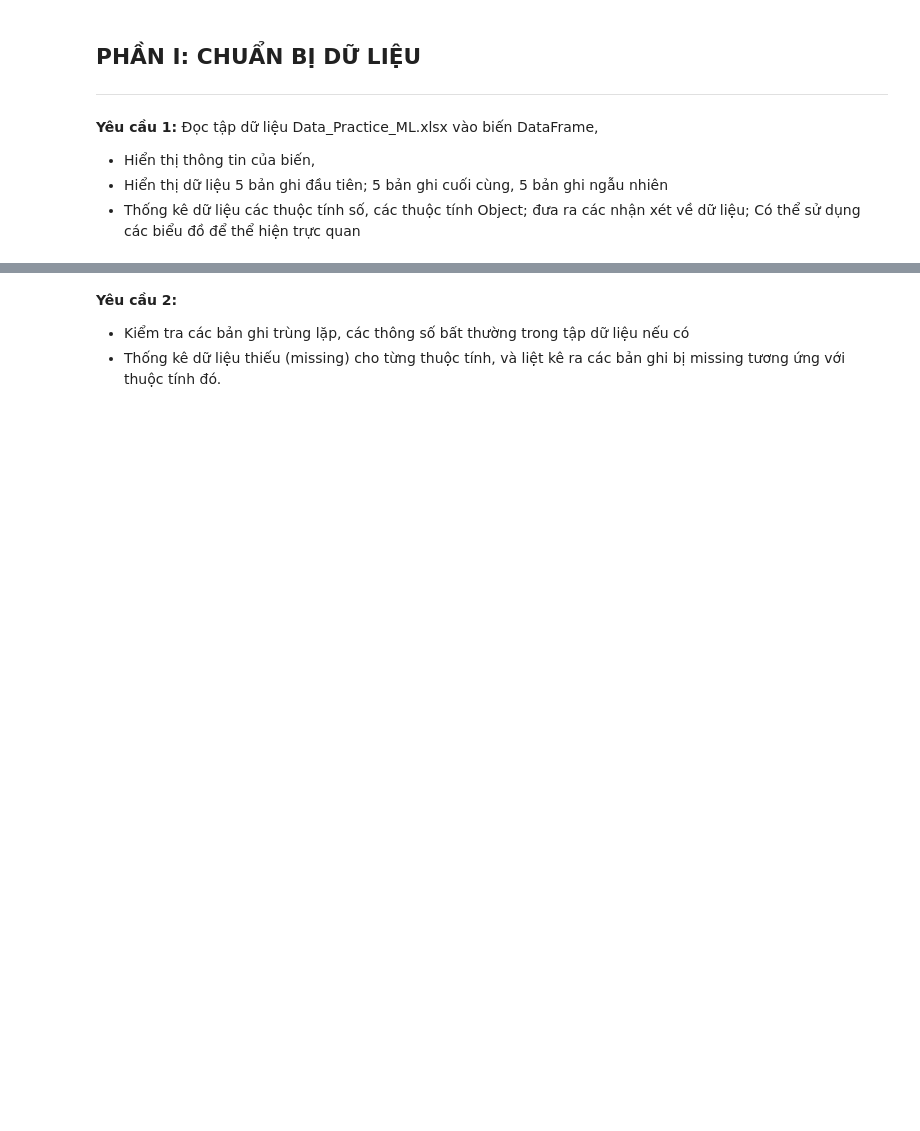
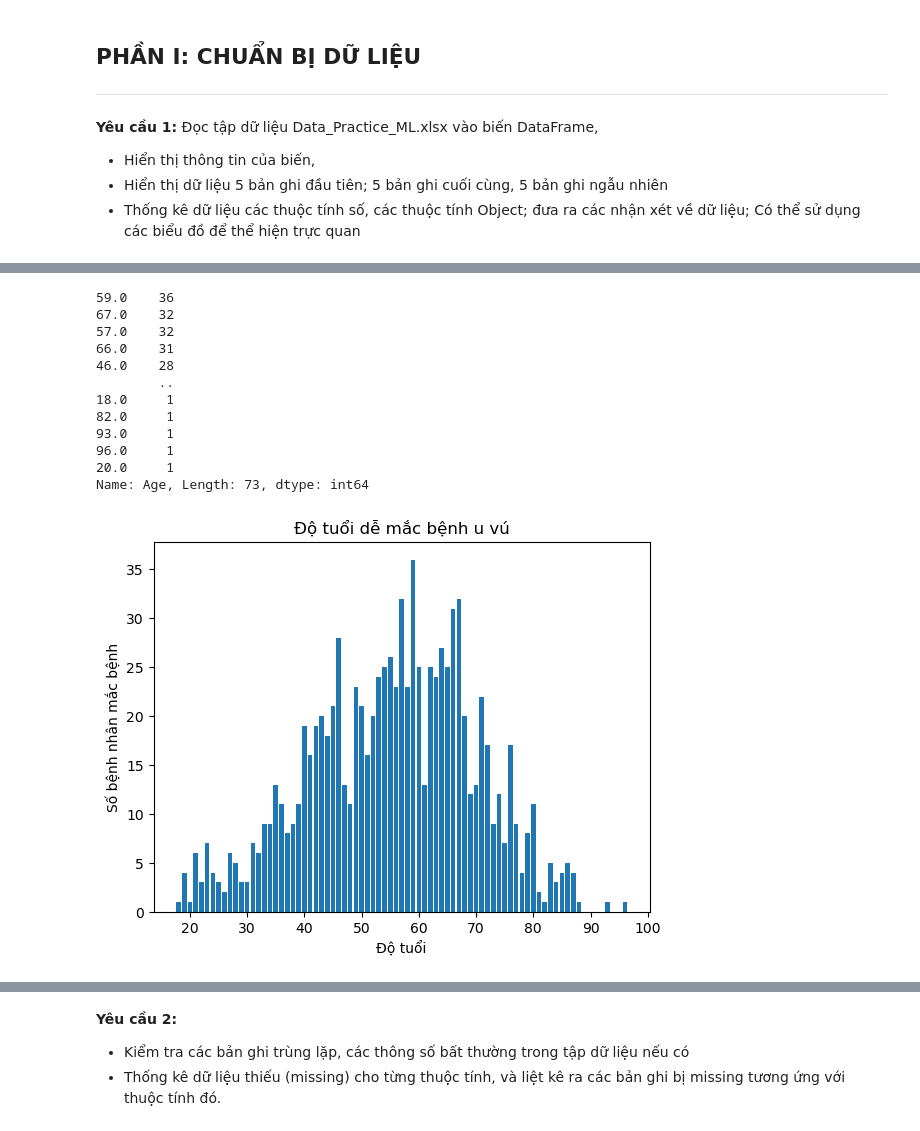
Before and after one commit to TuanPham0610/abc, a Jupyter notebook: Phan_2-20240226T063351Z-001/Phan_2/MaNhom_MaSV_HotenSV_BaiTap.ipynb, the cells around one changed output, grey strips where cells are left out. Drawn from its saved outputs; the diff is of its cells as text; code cells hidden in the pictures; blank space fills up the shorter version.

```diff
--- a/Phan_2-20240226T063351Z-001/Phan_2/MaNhom_MaSV_HotenSV_BaiTap.ipynb
+++ b/Phan_2-20240226T063351Z-001/Phan_2/MaNhom_MaSV_HotenSV_BaiTap.ipynb
@@ -41,0 +127,22 @@ Mỗi bản ghi tương ứng với một bệnh nhân, Bao gồm 8 thuộc tín
+# %%
+print("Nhận xét về dữ liệu")
+print("Những nhóm người có thể mắc bệnh u vú")
+print("__________")
+
+print("Giới tính")
+print(df_practice["Sex"].value_counts())
+print("Nhận xét: Giới tính có nguy cơ mắc u vú cao nhất là ", df_practice["Sex"].value_counts().idxmax())
+
+print("__________")
+print("Độ tuổi")
+print(df_practice["Age"].value_counts())
+print("Nhận xét: Độ tuổi có nguy cơ mắc u vú cao nhất là ",df_practice["Age"].value_counts().idxmax(), "tuổi")
+
+error_age = 870
+df_practice["Age"] = df_practice["Age"].replace(error_age,float('nan'))
+# Trong Age có giá trị tuổi = 870, thay thế bằng NaN
+
+print("__________")
+print("Cân nặng")
+print(df_practice["Weight"].value_counts())
+print("Nhận xét: Cân nặng có nguy cơ mắc u vú cao nhất là ",df_practice["Weight"].value_counts().idxmax(), "kg")
@@ -41,0 +167,29 @@ Mỗi bản ghi tương ứng với một bệnh nhân, Bao gồm 8 thuộc tín
+# %%
+#Biểu đồ trực quan hóa độ tuổi dễ mắc bệnh
+import matplotlib.pyplot as plt
+
+age = df_practice['Age'].value_counts()
+print(age)
+
+
+plt.bar(age.index, age.values)
+
+plt.title("Độ tuổi dễ mắc bệnh u vú")
+plt.xlabel("Độ tuổi")
+plt.ylabel("Số bệnh nhân mắc bệnh")
+
+plt.show()
+# %% [output]
+59.0    36
+67.0    32
+57.0    32
+66.0    31
+46.0    28
+        ..
+18.0     1
+82.0     1
+93.0     1
+96.0     1
+20.0     1
+Name: Age, Length: 73, dtype: int64
+[figure, added]
```
Also changed, not shown: parts of 17 cells of this notebook, 1 other file.
